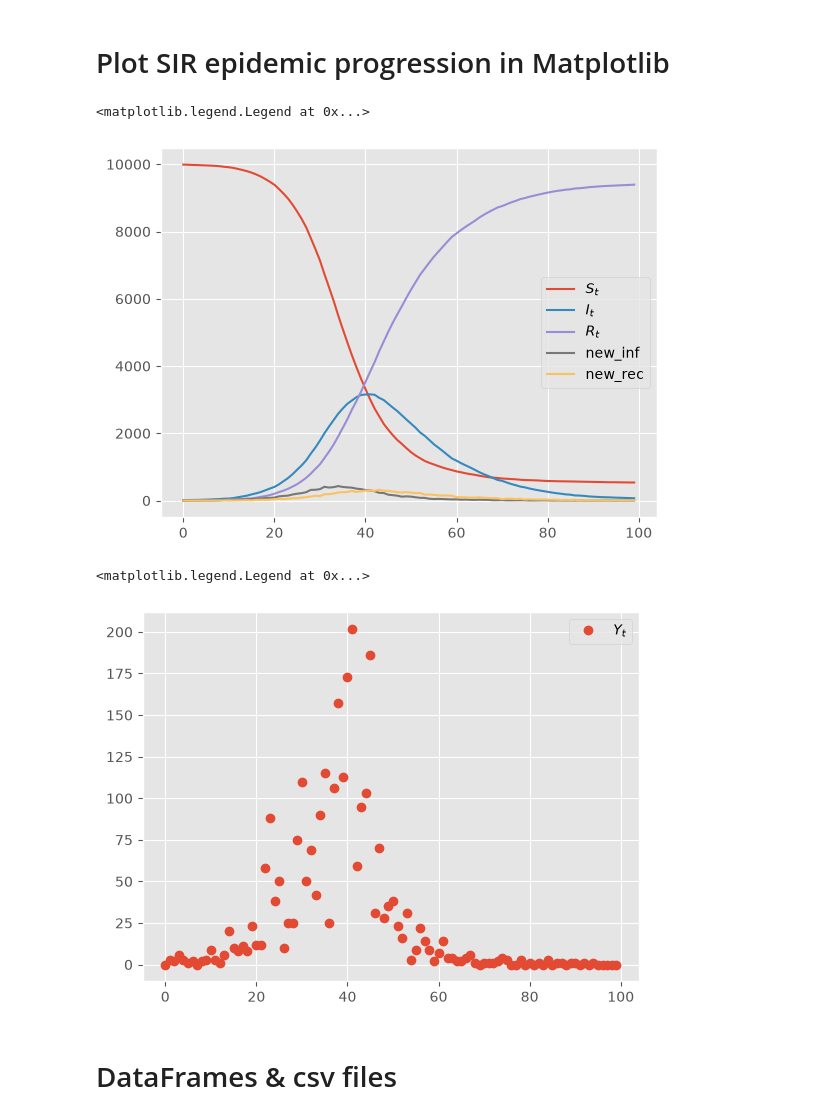
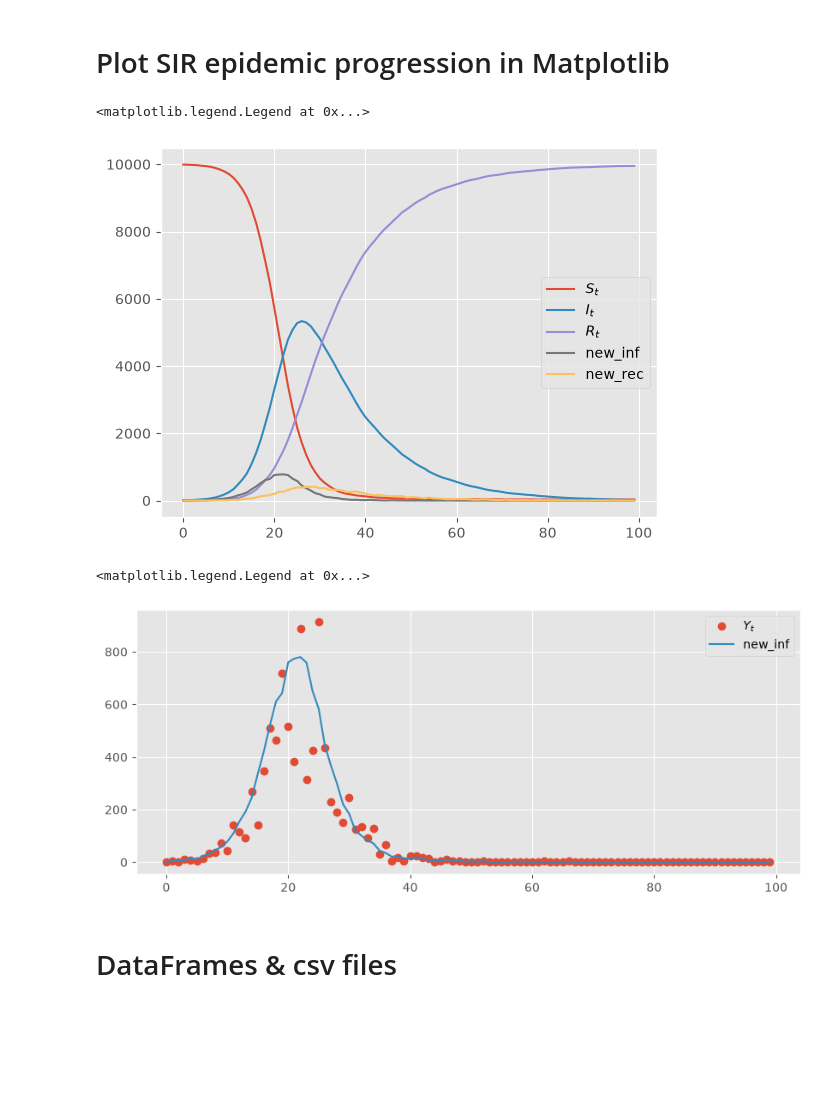
Before and after one commit to 19386928-oss/SIR_Model, a Jupyter notebook: src/particles/simulate_PMCMC.ipynb, the cells around one changed output. Drawn from its saved outputs; the diff is of its cells as text; code cells hidden in the pictures; blank space fills up the shorter version.

Commit message:
Graphs

```diff
--- a/src/particles/simulate_PMCMC.ipynb
+++ b/src/particles/simulate_PMCMC.ipynb
@@ -25,3 +21,0 @@ from SIR_Model import model, x, y
-# %%
-model = ChainBinomialModel(N = 10000, beta = 0.3, gamma = 0.1, rho = 0.25, phi = 2, n_i =10)
-x, y = model.simulate(100)
@@ -27,0 +28,6 @@ x, y = model.simulate(100)
+# %%
+theta = my_prior_test.rvs(size=1000)  # sample 500 theta-parameters
+
+plt.style.use('ggplot')
+plt.hist(theta['beta'], 30);
+plt.xlabel('sigma')
@@ -38,16 +47,18 @@ plt.plot([xt['new_rec'] for xt in x], label='new_rec')
 plt.legend()
 # %% [output]
 <matplotlib.legend.Legend at 0x...>
-[figure, old version]
+[figure, new version]
 # %%
 # Plot the observation model
 plt.style.use('ggplot')
+plt.figure(figsize=(10,4))
 plt.plot(y, label=r'$Y_t$', linestyle='', marker='o')
+plt.plot([xt['new_inf'] for xt in x], label='new_inf')
 
 plt.legend()
 # %% [output]
 <matplotlib.legend.Legend at 0x...>
-[figure, old version]
+[figure, new version]
 # %% [markdown]
 # DataFrames & csv files
 # %%
```
Also changed, not shown: parts of 41 cells of this notebook.
